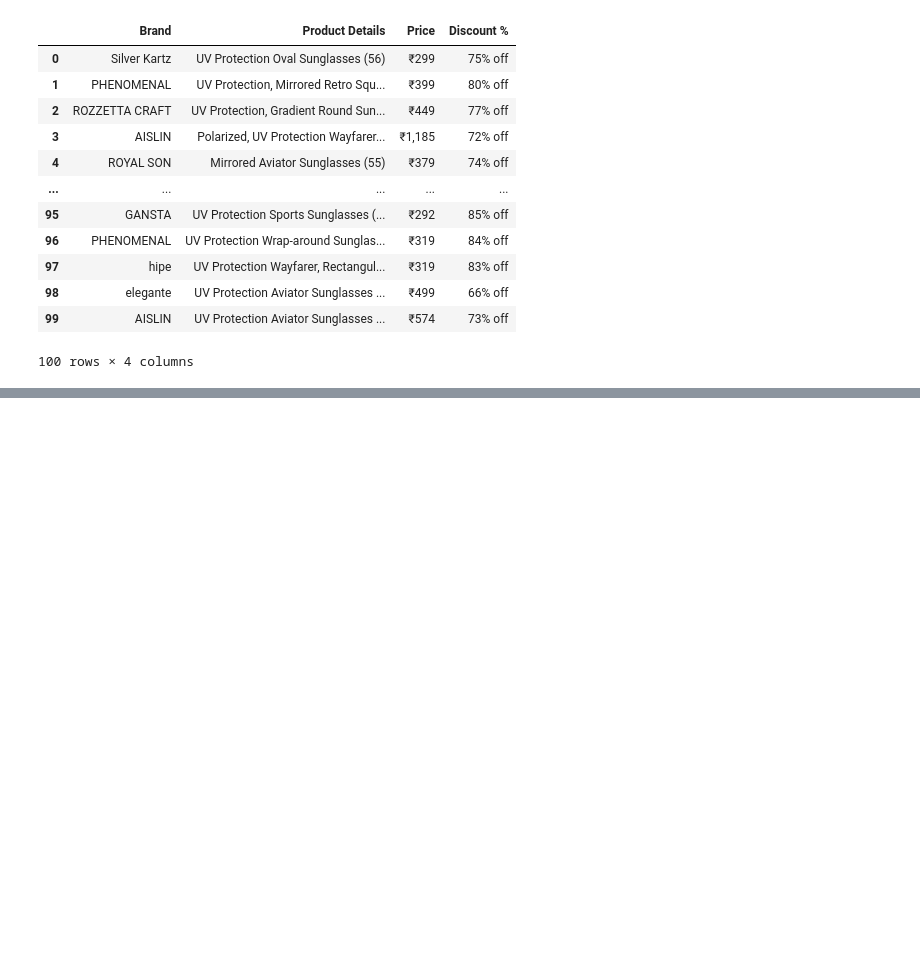
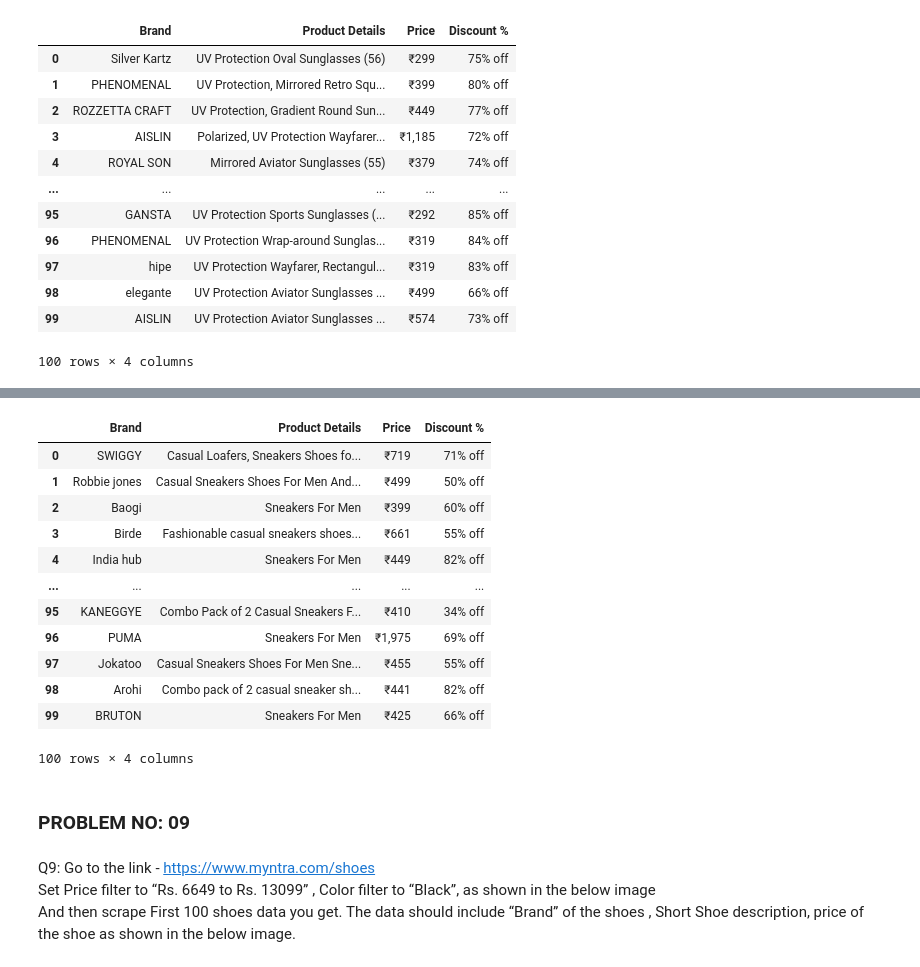
Before and after one commit to shantyemerson/FLIPROBO_INTERNSHIP_PROJECTS, a Jupyter notebook: Selenium (1).ipynb, the cells around one changed output, grey strips where cells are left out. Cells and saved outputs as stored; diff of their text form; code cells hidden in the pictures; blank space fills up the shorter version.

```diff
--- a/Selenium (1).ipynb
+++ b/Selenium (1).ipynb
@@ -739,0 +833,57 @@ sunglass_data
+# %%
+# Datalists
+brand1 =[]
+details1 =[]
+price1 =[]
+discount1 =[]
+# %%
+# Fetching urls to open each page.
+urls =[]
+for i in range(0,3):
+    for j in driver.find_elements_by_xpath("//nav[@class='yFHi8N']/a"):
+        urls.append(j.get_attribute('href'))
+    driver.find_element_by_xpath("//a[@class='_1LKTO3']").click()
+    time.sleep(4)
+# %%
+# Extracting data from each url.
+for i in range(0,3):
+    for j in driver.find_elements_by_xpath("//div[@class= '_2WkVRV']"):
+        brand1.append(j.text)
+    for k in driver.find_elements_by_xpath("//a[@class='IRpwTa']"):
+        details1.append(k.text)
+    for m in driver.find_elements_by_xpath("//div[@class='_30jeq3']"):
+        price1.append(m.text)
+    for n in driver.find_elements_by_xpath("//div[@class='_3Ay6Sb']"):
+        discount1.append(n.text)
+    driver.find_element_by_xpath("//a[@class='_1LKTO3']").click()
+    time.sleep(4)
+# %%
+# Finally create a dataframe of the scraped data.
+sneakers_data = pd.DataFrame({})
+sneakers_data['Brand']= brand1[:100]
+sneakers_data['Product Details'] = details1[:100]
+sneakers_data['Price']= price1[:100]
+sneakers_data['Discount %']= discount1[:100]
+# %%
+#The Data
+sneakers_data
+# %% [output]
+|  | Brand | Product Details | Price | Discount % |
+| 0 | SWIGGY | Casual Loafers, Sneakers Shoes fo... | ₹719 | 71% off |
+| 1 | Robbie jones | Casual Sneakers Shoes For Men And... | ₹499 | 50% off |
+| 2 | Baogi | Sneakers For Men | ₹399 | 60% off |
+| 3 | Birde | Fashionable casual sneakers shoes... | ₹661 | 55% off |
+| 4 | India hub | Sneakers For Men | ₹449 | 82% off |
+| ... | ... | ... | ... | ... |
+| 95 | KANEGGYE | Combo Pack of 2 Casual Sneakers F... | ₹410 | 34% off |
+| 96 | PUMA | Sneakers For Men | ₹1,975 | 69% off |
+| 97 | Jokatoo | Casual Sneakers Shoes For Men Sne... | ₹455 | 55% off |
+| 98 | Arohi | Combo pack of 2 casual sneaker sh... | ₹441 | 82% off |
+| 99 | BRUTON | Sneakers For Men | ₹425 | 66% off |
+100 rows × 4 columns
+# %% [markdown]
+### PROBLEM NO: 09
+# %% [markdown]
+Q9: Go to the link - https://www.myntra.com/shoes
+Set Price filter to “Rs. 6649 to Rs. 13099” , Color filter to “Black”, as shown in the below image
+And then scrape First 100 shoes data you get. The data should include “Brand” of the shoes , Short Shoe description, price of   the shoe as shown in the below image.
```
Also changed, not shown: parts of 36 cells of this notebook.
